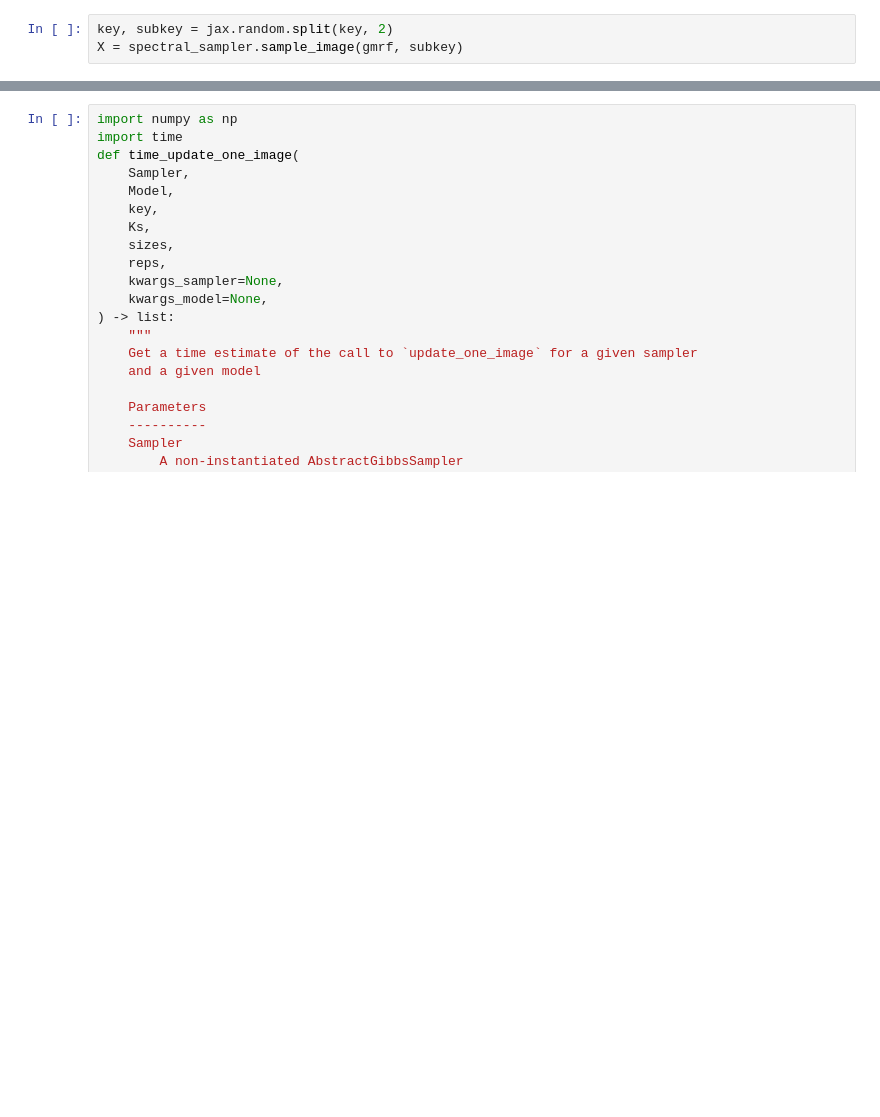
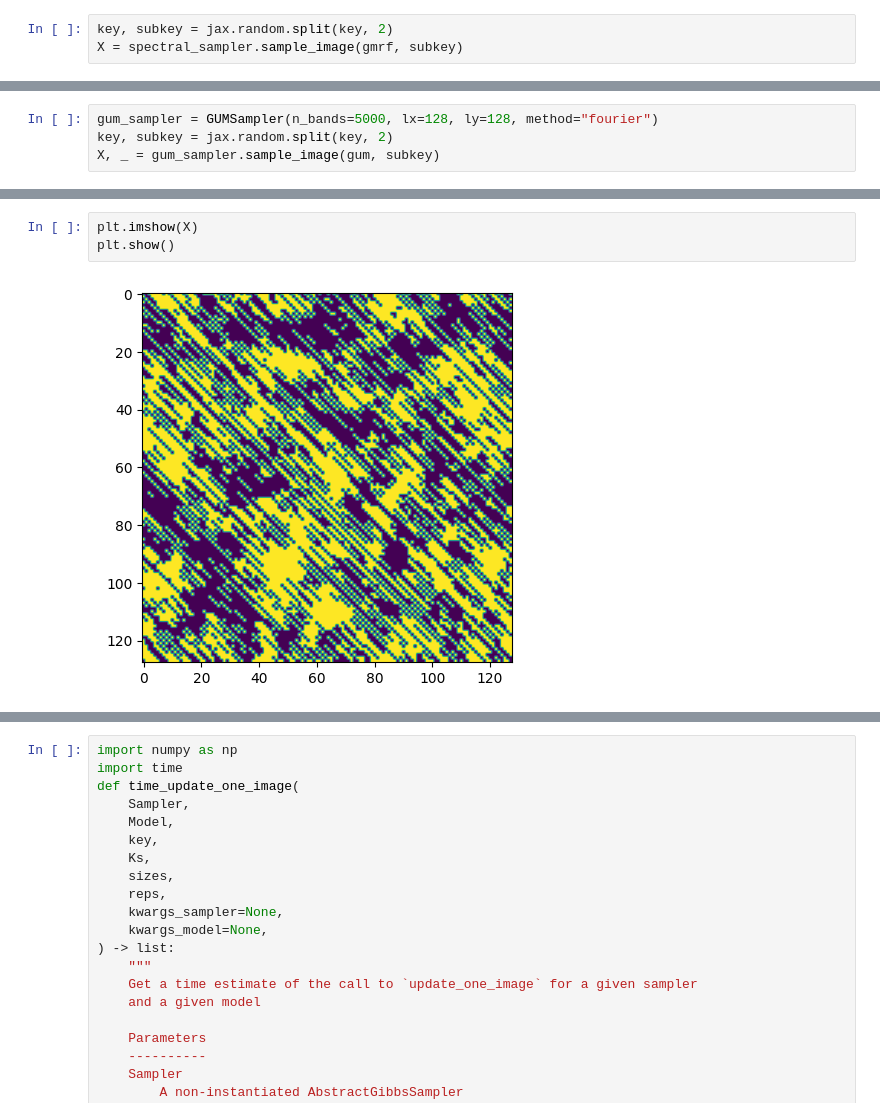
Before and after one commit to HGangloff/mrfx, a Jupyter notebook: notebooks/gums.ipynb, the cells around one changed output, grey strips where cells are left out. Saved outputs shown, nothing was run; the diff lists cells and outputs as text; blank space fills up the shorter version.

```diff
--- a/notebooks/gums.ipynb
+++ b/notebooks/gums.ipynb
@@ -43,0 +71,4 @@ plt.show()
+# %%
+gum_sampler = GUMSampler(n_bands=5000, lx=128, ly=128, method="fourier")
+key, subkey = jax.random.split(key, 2)
+X, _ = gum_sampler.sample_image(gum, subkey)
@@ -43,0 +96,5 @@ plt.show()
+# %%
+plt.imshow(X)
+plt.show()
+# %% [output]
+[figure, added]
```
Also changed, not shown: parts of 19 cells of this notebook, 6 other files.
